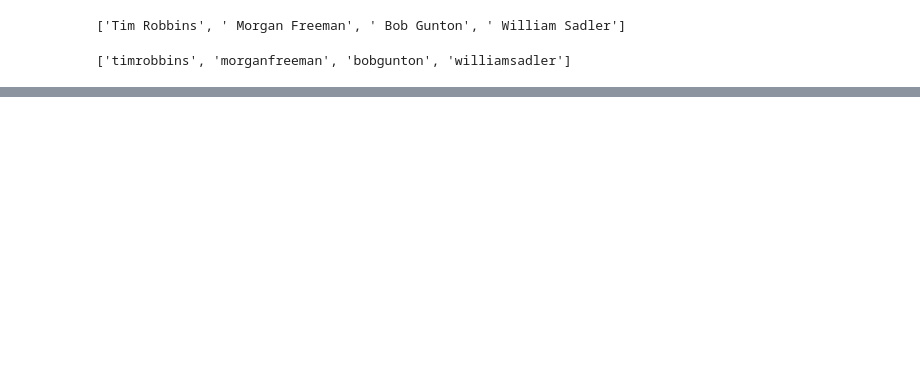
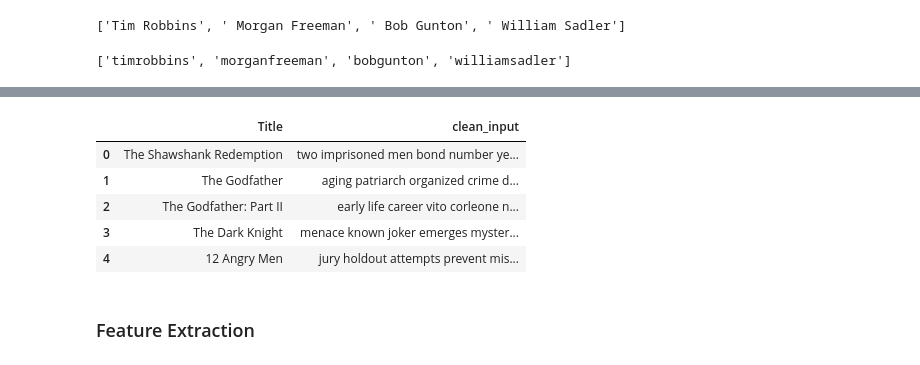
Before and after one commit to ParamDesai111/Movie-Recommendation-System, a Jupyter notebook: MovieDataSetReccEngine.ipynb, the cells around one changed output, grey strips where cells are left out. Drawn from its saved outputs; the diff is of its cells as text; code cells hidden in the pictures; blank space fills up the shorter version.

```diff
--- a/MovieDataSetReccEngine.ipynb
+++ b/MovieDataSetReccEngine.ipynb
@@ -150,0 +155,13 @@ df['Actors'][0]
+# %%
+#combine all of the preproccesing into another dataframe
+
+columns = ['clean_plot', 'Genre', 'Actors', 'Director']
+l = []
+
+for i in range(len(df)):
+    words = ''
+    for col in columns:
+        words += ' '.join(df[col][i]) + ' '
+    l.append(words)
+
+l
@@ -150,0 +186,13 @@ df['Actors'][0]
+# %%
+df['clean_input'] = l
+df = df[['Title', 'clean_input']]
+df.head() #Processed with the title with the input from genre, plot, actors and director
+# %% [output]
+|  | Title | clean_input |
+| 0 | The Shawshank Redemption | two imprisoned men bond number ye... |
+| 1 | The Godfather | aging patriarch organized crime d... |
+| 2 | The Godfather: Part II | early life career vito corleone n... |
+| 3 | The Dark Knight | menace known joker emerges myster... |
+| 4 | 12 Angry Men | jury holdout attempts prevent mis... |
+# %% [markdown]
+### Feature Extraction
```
Also changed, not shown: parts of 3 cells of this notebook.
